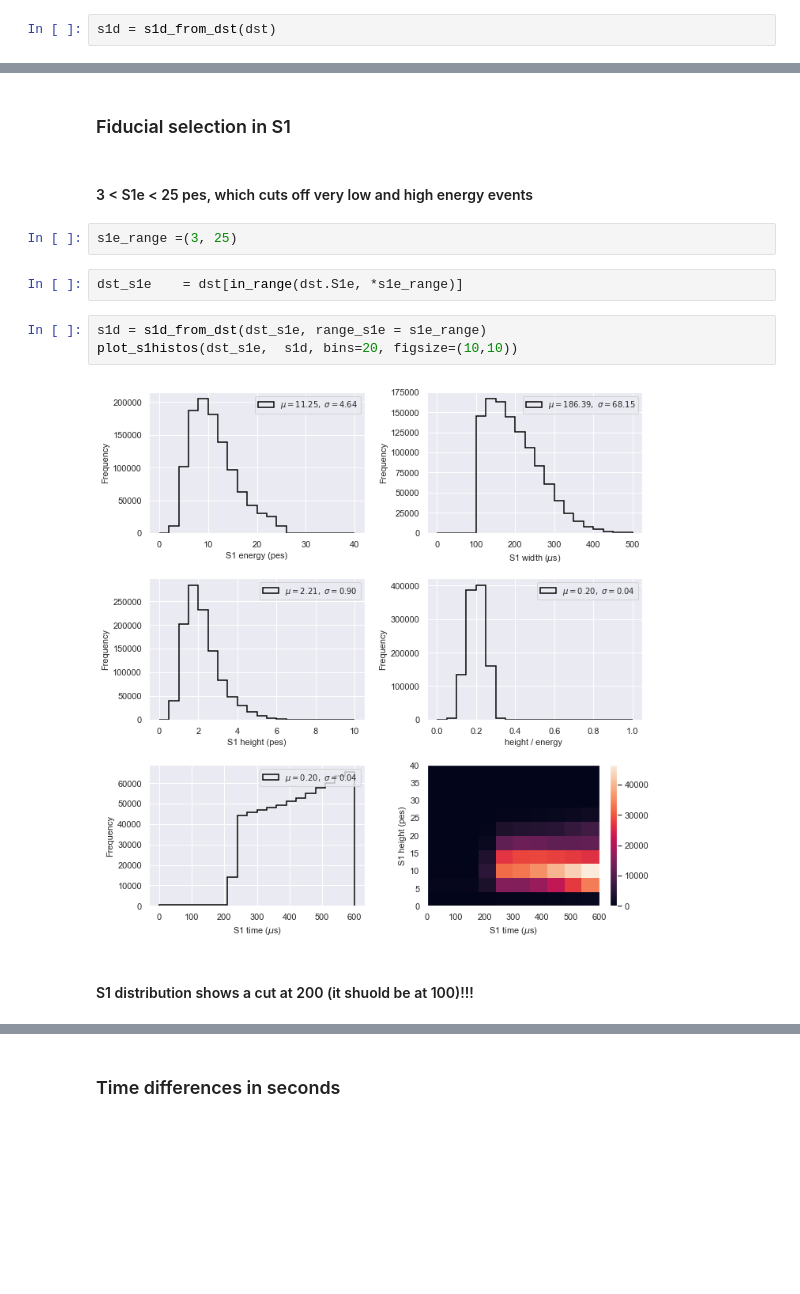
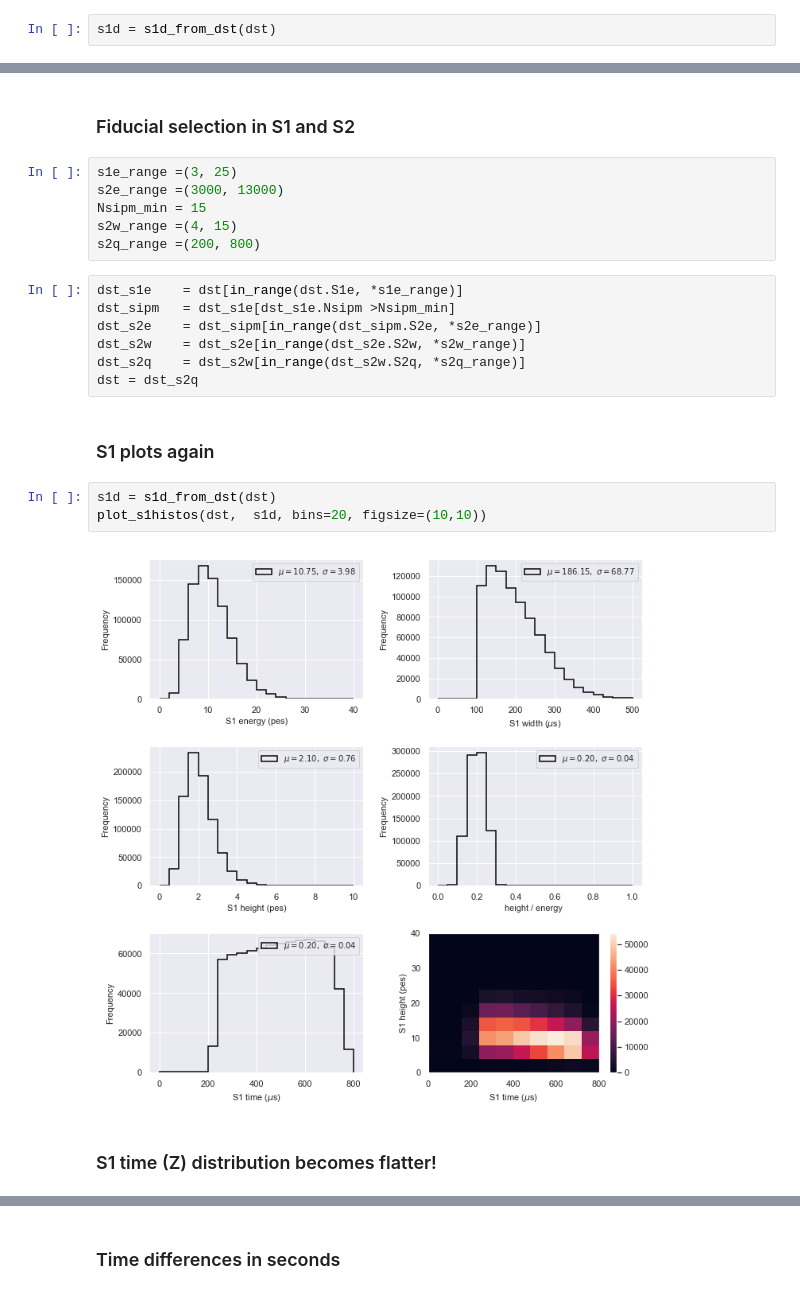
Before and after one commit to proscrite/KrCalibNB, a Jupyter notebook: krSelectionAndFilter/kr_selection_and_filter_6819.ipynb, the cells around one changed output, grey strips where cells are left out. Saved outputs shown, nothing was run; the diff lists cells and outputs as text; blank space fills up the shorter version.

```diff
--- a/krSelectionAndFilter/kr_selection_and_filter_6819.ipynb
+++ b/krSelectionAndFilter/kr_selection_and_filter_6819.ipynb
@@ -174,15 +184,24 @@ plot_s1histos(dst,  s1d, bins=40, figsize=(10,10))
 # %% [markdown]
-### Fiducial selection in S1
+### Fiducial selection in S1 and S2
-# %% [markdown]
-#### 3 < S1e < 25 pes, which cuts off very low and high energy events
-# %%
-s1e_range =(3, 25)
-# %%
-dst_s1e    = dst[in_range(dst.S1e, *s1e_range)]
+# %%
+s1e_range =(3, 25)
+s2e_range =(3000, 13000)
+Nsipm_min = 15
+s2w_range =(4, 15)
+s2q_range =(200, 800)
+# %%
+dst_s1e    = dst[in_range(dst.S1e, *s1e_range)]
+dst_sipm   = dst_s1e[dst_s1e.Nsipm >Nsipm_min]
+dst_s2e    = dst_sipm[in_range(dst_sipm.S2e, *s2e_range)]
+dst_s2w    = dst_s2e[in_range(dst_s2e.S2w, *s2w_range)]
+dst_s2q    = dst_s2w[in_range(dst_s2w.S2q, *s2q_range)]
+dst = dst_s2q
+# %% [markdown]
+### S1 plots again
 # %%
-s1d = s1d_from_dst(dst_s1e, range_s1e = s1e_range)
-plot_s1histos(dst_s1e,  s1d, bins=20, figsize=(10,10))
+s1d = s1d_from_dst(dst)
+plot_s1histos(dst,  s1d, bins=20, figsize=(10,10))
 # %% [output]
-[figure, old version]
+[figure, new version]
-# %% [markdown]
-#### S1 distribution shows a cut at 200 (it shuold be at 100)!!!
+# %% [markdown]
+### S1 time (Z) distribution becomes flatter!
```
Also changed, not shown: parts of 55 cells of this notebook, 1 other file.
